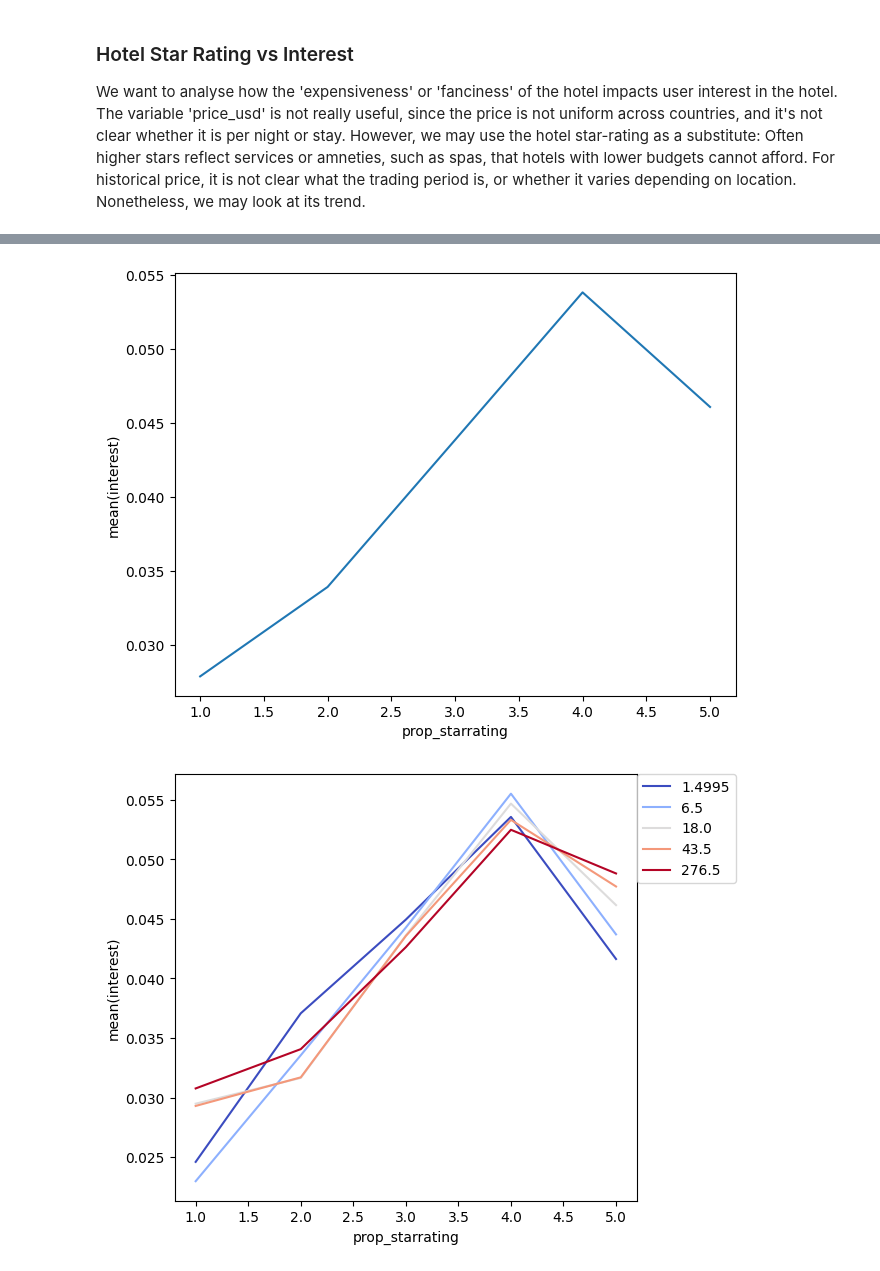
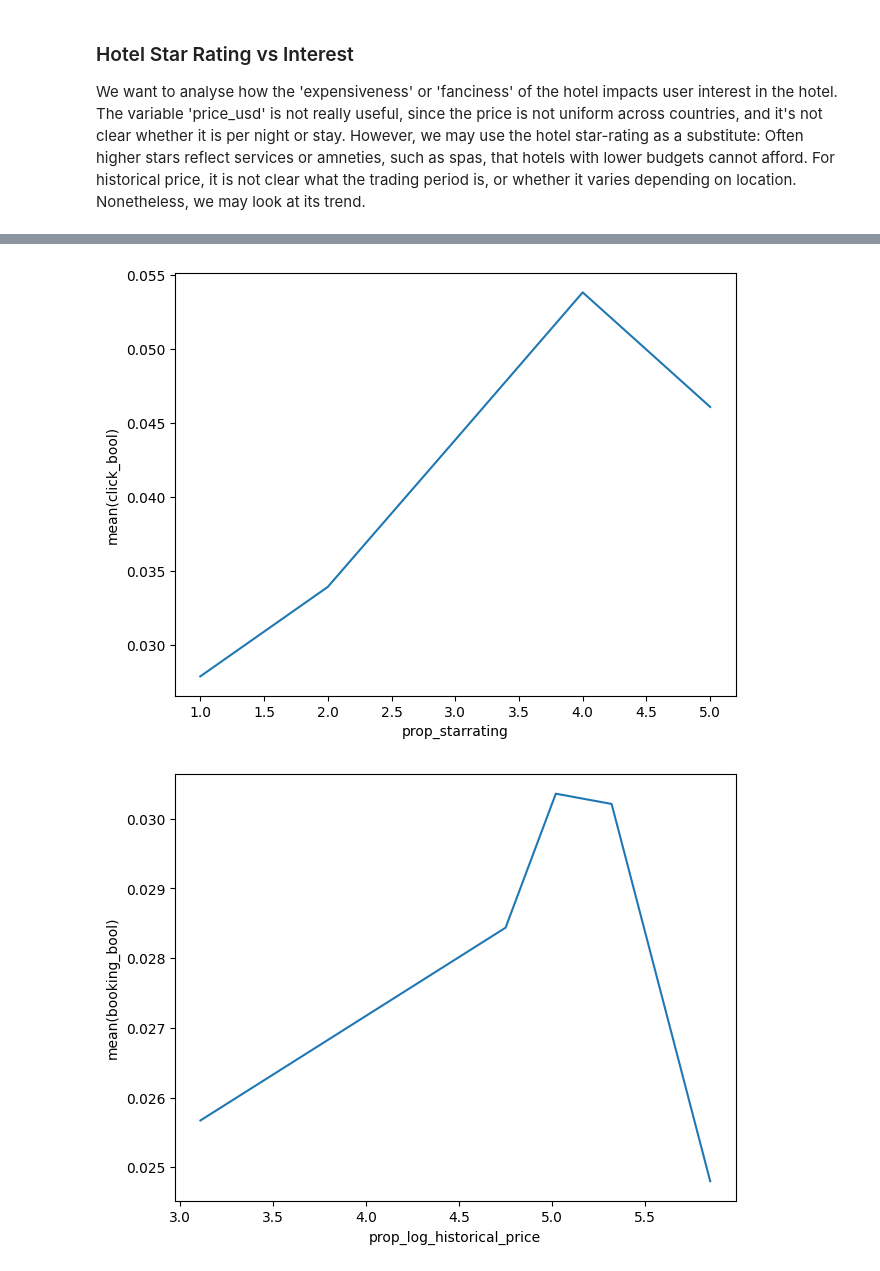
Before and after one commit to L42-AI/dmt-2, a Jupyter notebook: src/notebooks/eda.ipynb, the cells around one changed output, grey strips where cells are left out. Cells and saved outputs as stored; diff of their text form; code cells hidden in the pictures.

```diff
--- a/src/notebooks/eda.ipynb
+++ b/src/notebooks/eda.ipynb
@@ -497,7 +499,8 @@ def ordinal_scatter(df: pd.DataFrame, x: str, y: str, control: str = None,
     plt.ylabel(f'mean({y})')
     plt.show()
 # %%
-ordinal_scatter(train_set, 'prop_log_historical_price', 'interest', scatter=False, bin_x = True)
-ordinal_scatter(train_set, 'prop_starrating', 'interest', scatter=False)
-ordinal_scatter(train_set, 'prop_starrating', 'interest', 'srch_booking_window', scatter=False, bin_control=True)
+ordinal_scatter(train_set, 'prop_log_historical_price', 'click_bool', scatter=False, bin_x = True)
+ordinal_scatter(train_set, 'prop_starrating', 'click_bool', scatter=False)
+ordinal_scatter(train_set, 'prop_log_historical_price', 'booking_bool', scatter=False, bin_x = True)
+ordinal_scatter(train_set, 'prop_starrating', 'booking_bool', scatter=False)
 # %% [output]
@@ -505,2 +508,2 @@ ordinal_scatter(train_set, 'prop_starrating', 'interest', 'srch_booking_window',
-[figure, old version]
+[figure, new version]
-[figure, old version]
+[figure, new version]
```
Also changed, not shown: parts of 6 cells of this notebook.
